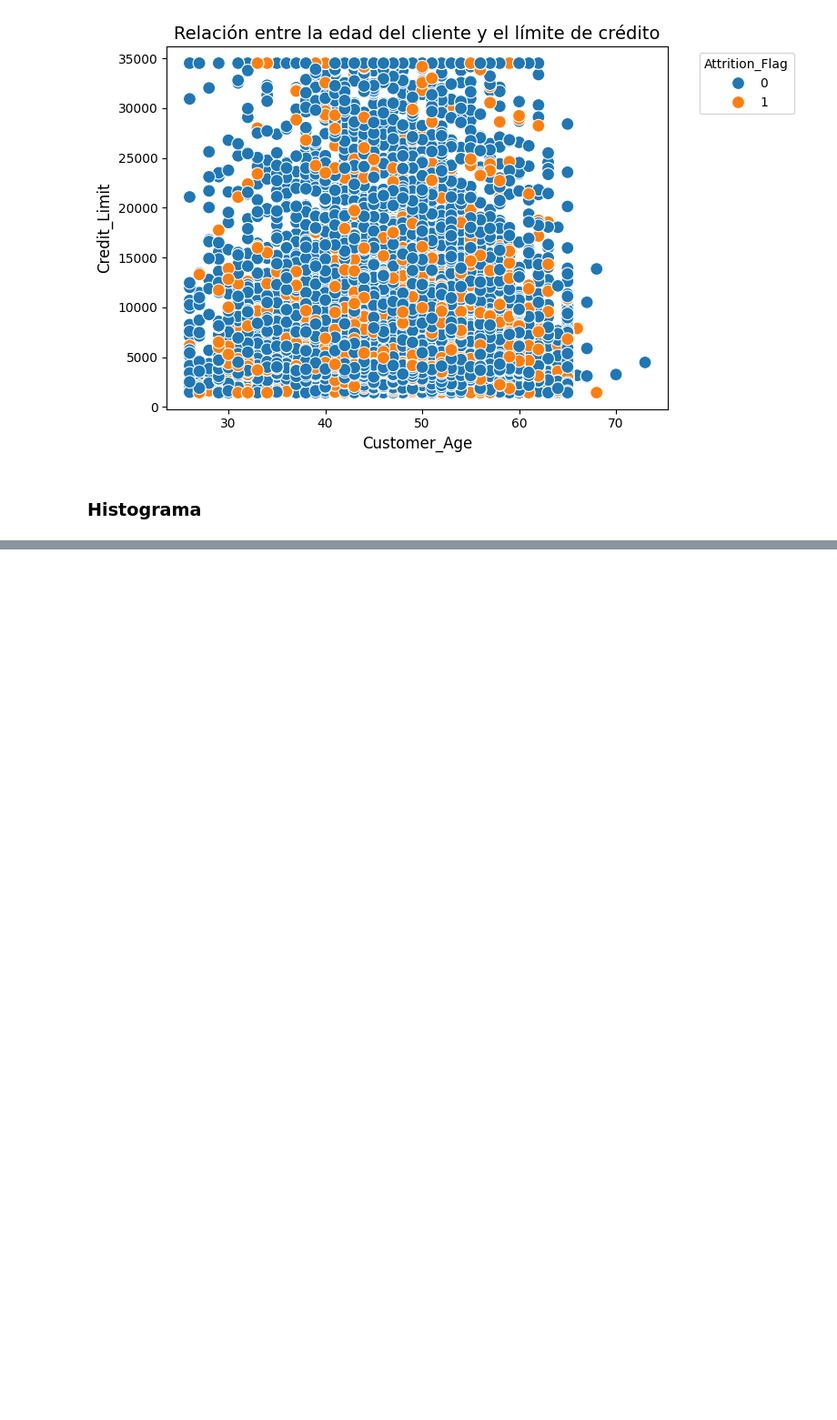
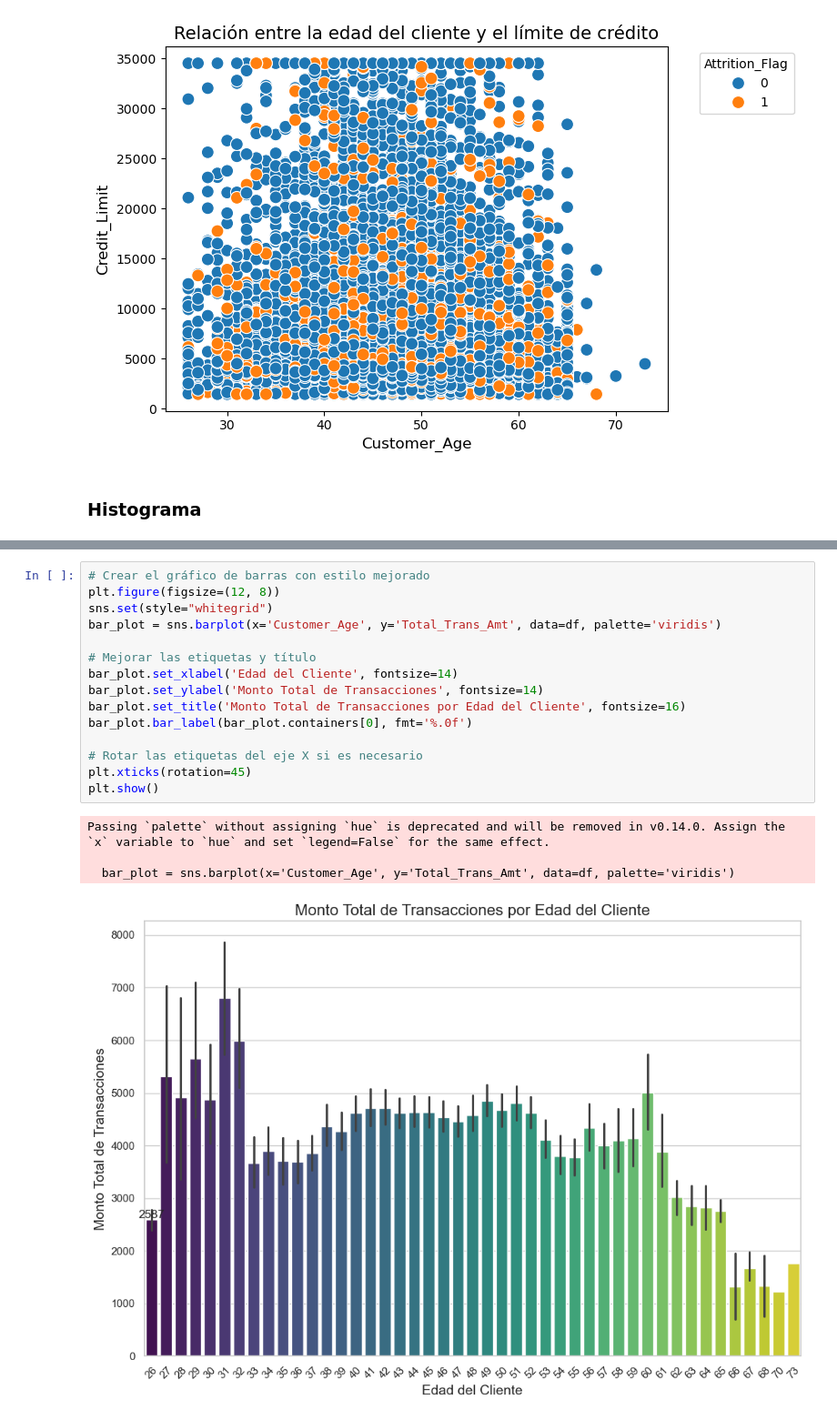
Before and after one commit to AngelaOrtiz918/taller2-angela, a Jupyter notebook: bank-churners-init.ipynb, the cells around one changed output, grey strips where cells are left out. Shown at 91% size. Cells and saved outputs as stored; diff of their text form; blank space fills up the shorter version.

Commit message:
Gráfico de barras por edad con dispersión

```diff
--- a/bank-churners-init.ipynb
+++ b/bank-churners-init.ipynb
@@ -153,0 +154,20 @@ plt.show()
+# %%
+# Crear el gráfico de barras con estilo mejorado
+plt.figure(figsize=(12, 8))
+sns.set(style="whitegrid")
+bar_plot = sns.barplot(x='Customer_Age', y='Total_Trans_Amt', data=df, palette='viridis')
+
+# Mejorar las etiquetas y título
+bar_plot.set_xlabel('Edad del Cliente', fontsize=14)
+bar_plot.set_ylabel('Monto Total de Transacciones', fontsize=14)
+bar_plot.set_title('Monto Total de Transacciones por Edad del Cliente', fontsize=16)
+bar_plot.bar_label(bar_plot.containers[0], fmt='%.0f')
+
+# Rotar las etiquetas del eje X si es necesario
+plt.xticks(rotation=45)
+plt.show()
+# %% [output]
+Passing `palette` without assigning `hue` is deprecated and will be removed in v0.14.0. Assign the `x` variable to `hue` and set `legend=False` for the same effect.
+
+  bar_plot = sns.barplot(x='Customer_Age', y='Total_Trans_Amt', data=df, palette='viridis')
+[figure, added]
```
Also changed, not shown: parts of 2 cells of this notebook.
